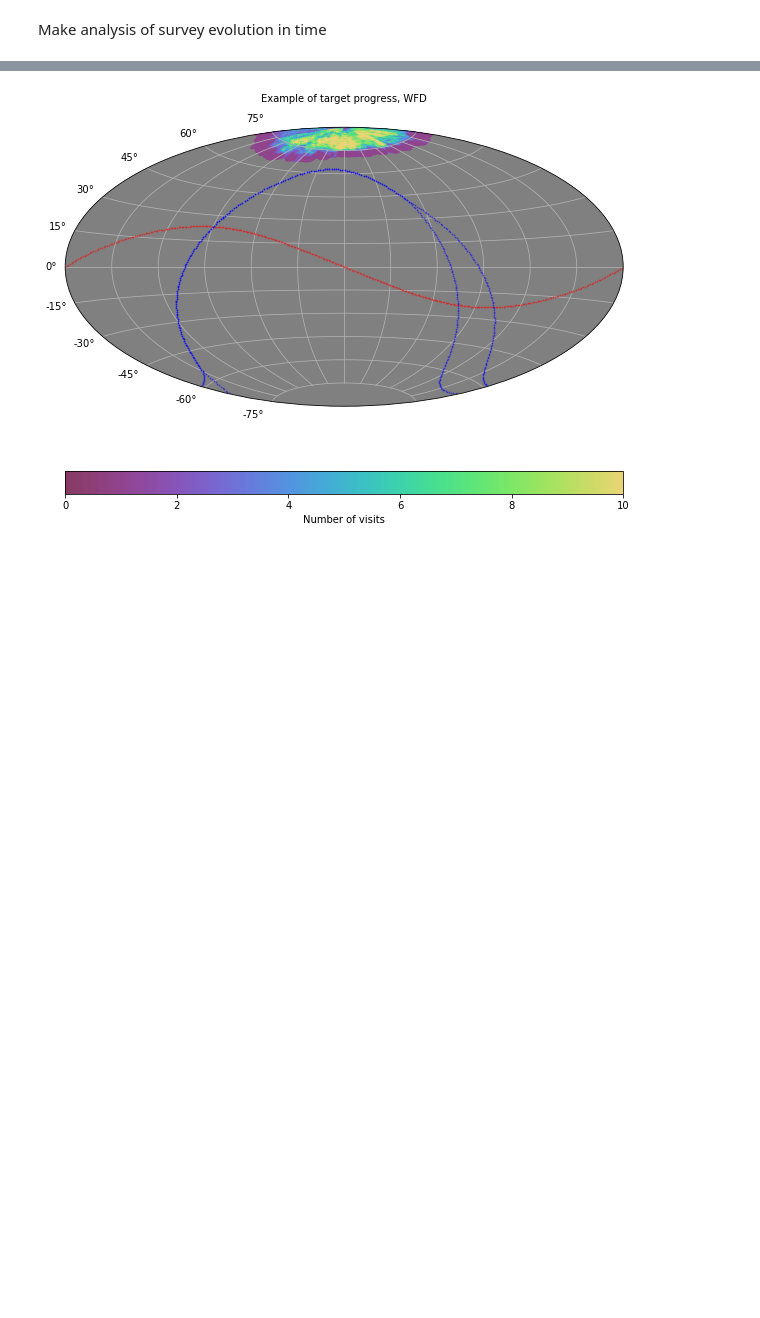
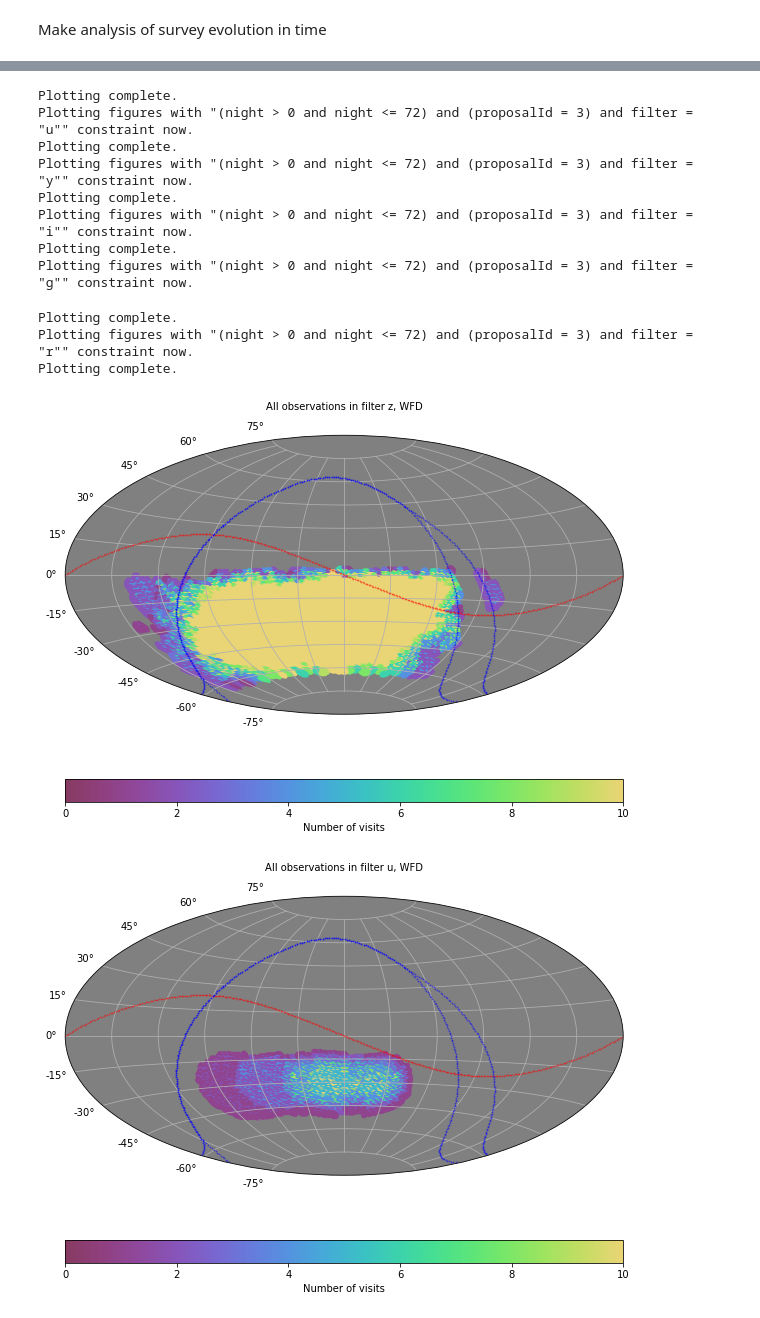
Before and after one commit to tribeiro/notebooks, a Jupyter notebook: Survey evolution analysis.ipynb, the cells around one changed output, grey strips where cells are left out. Cells and saved outputs as stored; diff of their text form; code cells hidden in the pictures; blank space fills up the shorter version.

```diff
--- a/Survey evolution analysis.ipynb
+++ b/Survey evolution analysis.ipynb
@@ -20,22 +29,33 @@ o = db.OpsimDatabase('db/colossus_2272.db')
 # %%
 # Pick a (start/end] night
 night_start = 0
-night_end = 69
-sql = 'night > %i and night <= %i' % (night_start, night_end)
-d = o.query_columns('SummaryAllProps', colnames=['observationId', 'night',
-                                                 'observationStartMJD', 'observationStartLST', 'fieldRA',
-                                                 'fieldDec','filter','altitude'],
-                    sqlconstraint=sql)
-tnow = d['observationStartMJD'][0]
+night_end = 72
+# sql = '(night > %i and night <= %i)' % (night_start, night_end)
+# d = o.query_columns('SummaryAllProps', colnames=['observationId', 'night',
+#                                                  'observationStartMJD', 'observationStartLST', 'fieldRA',
+#                                                  'fieldDec','filter','altitude'],
+#                     sqlconstraint=sql)
+# tnow = d['observationStartMJD'][0]
 # %%
-m = metrics.CountMetric('fieldRA', metricName='Total N Visits')
-s = slicers.HealpixSlicer(latCol='zenithDistance', lonCol='azimuth')
+m = metrics.CountMetric('fieldRA', metricName='Total N Visits', )
+s = slicers.HealpixSlicer(nside=64) #latCol='zenithDistance', lonCol='azimuth')
+filter_list = ['r', 'g', 'i', 'z', 'y', 'u']
+plotFuncs=[plots.BaseSkyMap()]
+bundle_dic={}
 
-plotDict = {'colorMin':0, 'colorMax': 10, 'xMin':0, 'xMax':10,
-            'figsize':(10, 8), 'xlabel':'Number of visits', 'raCen': 0.,
-            'title': 'Example of target progress, WFD'}
-plotFuncs=[plots.LambertSkyMap()]
-bundle = mb.MetricBundle(m, s, sql, summaryMetrics=[metrics.SumMetric()], plotDict=plotDict, plotFuncs=plotFuncs)
+for obs_filter in filter_list:
+    sql = '(night > %i and night <= %i) and (%s) and filter = "%s"' % (night_start,
+                                                                       night_end,
+                                                                       wfdWhere,
+                                                                      obs_filter)
+    plotDict = {'colorMin':0, 'colorMax': 10, 'xMin':0, 'xMax':10,
+                'figsize':(10, 8), 'xlabel':'Number of visits', 'raCen': 0.,
+                'title': 'All observations in filter %s, WFD' % obs_filter}
 
-bdict = mb.makeBundlesDictFromList([bundle])
+    bundle_dic['filter_%s'%obs_filter] = mb.MetricBundle(m, s, sql,
+                                                         summaryMetrics=[metrics.SumMetric()],
+                                                         plotDict=plotDict,
+                                                         plotFuncs=plotFuncs)
+
+bdict = mb.MetricBundleGroup(bundle_dic, o)
 # %% [output]
@@ -54,4 +90,4 @@ Completed.
 # %%
-bundle.plot(plotFunc=plots.BaseSkyMap(),savefig=True)
-# g.plotAll(closefigs=False)
+# bundle.plot(plotFunc=plots.BaseSkyMap(),savefig=True)
+bdict.plotAll(closefigs=False)
 # %% [output]
@@ -59 +95,13 @@ bundle.plot(plotFunc=plots.BaseSkyMap(),savefig=True)
+Plotting complete.
+Plotting figures with "(night > 0 and night <= 72) and (proposalId = 3) and filter = "u"" constraint now.
+Plotting complete.
+Plotting figures with "(night > 0 and night <= 72) and (proposalId = 3) and filter = "y"" constraint now.
+Plotting complete.
+Plotting figures with "(night > 0 and night <= 72) and (proposalId = 3) and filter = "i"" constraint now.
+Plotting complete.
+Plotting figures with "(night > 0 and night <= 72) and (proposalId = 3) and filter = "g"" constraint now.
+Plotting complete.
+Plotting figures with "(night > 0 and night <= 72) and (proposalId = 3) and filter = "r"" constraint now.
+Plotting complete.
-[figure, old version]
+[figure, new version]
+[figure, added]
```
Also changed, not shown: parts of 37 cells of this notebook, 7 other files.
